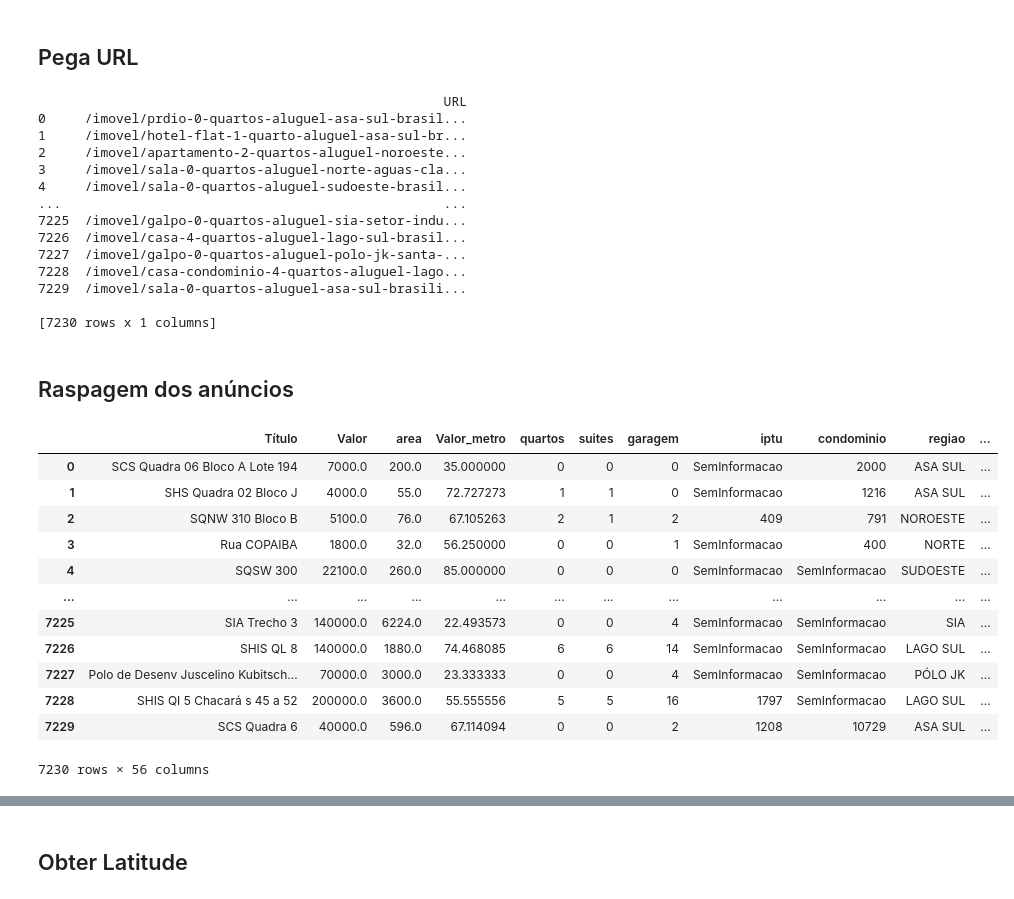
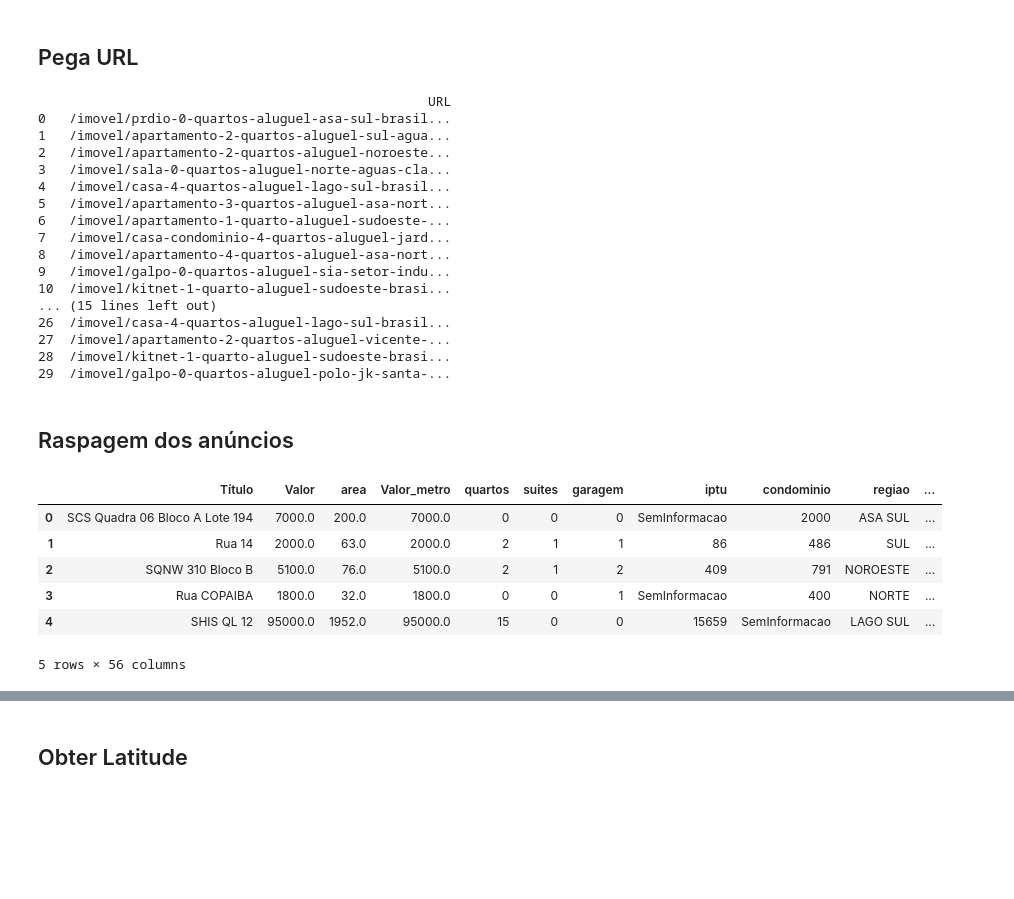
Before and after one commit to JanotLucas/Projeto-Integrador-I, a Jupyter notebook: webscrap.ipynb, the cells around one changed output, grey strips where cells are left out. Drawn from its saved outputs; the diff is of its cells as text; code cells hidden in the pictures; blank space fills up the shorter version.

```diff
--- a/webscrap.ipynb
+++ b/webscrap.ipynb
@@ -35,7 +35,7 @@ def fazer_scraping_pagina(url):
 def fazer_scraping_varias_paginas(url_base, num_paginas):
     lista_urls_anuncios_total = []
     for pagina in tqdm(range(1, num_paginas + 1), desc="Progresso"):
-        url_pagina = f"{url_base}?page={pagina}"
+        url_pagina = f"{url_base}?pagina={pagina}"
         urls_anuncios_pagina = fazer_scraping_pagina(url_pagina)
         if urls_anuncios_pagina:
             lista_urls_anuncios_total.extend(urls_anuncios_pagina)
@@ -45,7 +45,7 @@ def fazer_scraping_varias_paginas(url_base, num_paginas):
 url_base = 'https://www.dfimoveis.com.br/aluguel/df/todos/imoveis'
 
 # Número total de páginas que você deseja percorrer
-num_paginas = 241 # Ajuste conforme necessário
+num_paginas = 1 # Ajuste conforme necessário
 
 # Faz o scraping de várias páginas
 urls_anuncios_total = fazer_scraping_varias_paginas(url_base, num_paginas)
@@ -57,20 +57,23 @@ if urls_anuncios_total:
     # Mostra o DataFrame
     print(df_link_aluguel)
 # %% [output]
-                                                    URL
-0     /imovel/prdio-0-quartos-aluguel-asa-sul-brasil...
-1     /imovel/hotel-flat-1-quarto-aluguel-asa-sul-br...
-2     /imovel/apartamento-2-quartos-aluguel-noroeste...
-3     /imovel/sala-0-quartos-aluguel-norte-aguas-cla...
-4     /imovel/sala-0-quartos-aluguel-sudoeste-brasil...
-...                                                 ...
-7225  /imovel/galpo-0-quartos-aluguel-sia-setor-indu...
-7226  /imovel/casa-4-quartos-aluguel-lago-sul-brasil...
-7227  /imovel/galpo-0-quartos-aluguel-polo-jk-santa-...
-7228  /imovel/casa-condominio-4-quartos-aluguel-lago...
-7229  /imovel/sala-0-quartos-aluguel-asa-sul-brasili...
-
-[7230 rows x 1 columns]
+                                                  URL
+0   /imovel/prdio-0-quartos-aluguel-asa-sul-brasil...
+1   /imovel/apartamento-2-quartos-aluguel-sul-agua...
+2   /imovel/apartamento-2-quartos-aluguel-noroeste...
+3   /imovel/sala-0-quartos-aluguel-norte-aguas-cla...
+4   /imovel/casa-4-quartos-aluguel-lago-sul-brasil...
+5   /imovel/apartamento-3-quartos-aluguel-asa-nort...
+6   /imovel/apartamento-1-quarto-aluguel-sudoeste-...
+7   /imovel/casa-condominio-4-quartos-aluguel-jard...
+8   /imovel/apartamento-4-quartos-aluguel-asa-nort...
+9   /imovel/galpo-0-quartos-aluguel-sia-setor-indu...
+10  /imovel/kitnet-1-quarto-aluguel-sudoeste-brasi...
+... (15 lines left out)
+26  /imovel/casa-4-quartos-aluguel-lago-sul-brasil...
+27  /imovel/apartamento-2-quartos-aluguel-vicente-...
+28  /imovel/kitnet-1-quarto-aluguel-sudoeste-brasi...
+29  /imovel/galpo-0-quartos-aluguel-polo-jk-santa-...
 # %% [markdown]
 ## Raspagem dos anúncios
 # %%
@@ -92,6 +95,19 @@ def extrair_info_anuncio(url):
             titulo = soup.find('h1', class_='mb-0 font-weight-600 mobile-fs-1-5').text.strip()
             preco = soup.find('h6', class_='align-text-left text-normal bb-m mr-6').text.split('\n')[2].replace('.','')
             area = soup.find('h6', class_='text-normal mb-0').text.split()[2].replace('.','').replace(',',".")
+            try:
+               area = float(area)
+            except:
+               area = None
+            try:
+               preco = float(preco)
+            except:
+               preco = None
+            try:
+               preco_metro = float(area)/float(preco)
+            except:
+               preco_metro = None
+
             info = soup.find_all("h6", class_='mb-0 text-normal')
             imobiliaria = soup.find('h6', class_='pb-0 mb-0').text
             creci = soup.find('div',class_='col-md-8 mt-2 ml-2').text.split('\n')[2].split()[1]
@@ -155,9 +171,9 @@ def extrair_info_anuncio(url):
         # Retorna um dicionário com as informações do anúncio
         return {
             'Título': titulo,
-            "Valor": float(preco),
-            "area": float(area),
-            'Valor_metro': float(preco)/float(area),
+            "Valor": preco,
+            "area": area,
+            'Valor_metro': preco,
             'quartos': quartos,
             'suites': suites,
             'garagem': garagem,
@@ -168,45 +184,39 @@ def extrair_info_anuncio(url):
             'imobiliaria': imobiliaria,
             'creci': creci,
             "operacao": 'aluguel',
             **resultados,
             'tipo': tipo
         }
     else:
         print('Falha ao acessar o anúncio:', response.status_code)
         return None
 
 # Lista de URLs dos anúncios
 urls_anuncios = [f"https://www.dfimoveis.com.br/{pagina}" for pagina in df_link_aluguel['URL'].values]
 
 # Lista para armazenar as informações dos anúncios
 info_anuncios_total = []
 
 # Extrai as informações de cada anúncio
 for url_anuncio in tqdm(urls_anuncios, desc='Extraindo informações dos anúncios'):
     info_anuncio = extrair_info_anuncio(url_anuncio)
     if info_anuncio:
         info_anuncios_total.append(info_anuncio)
 
 # Se as informações foram obtidas com sucesso
 if info_anuncios_total:
     # Cria um DataFrame com as informações dos anúncios
     df_aluguel = pd.DataFrame(info_anuncios_total)
 
 df_aluguel
 # %% [output]
 |  | Título | Valor | area | Valor_metro | quartos | suites | garagem | iptu | condominio | regiao | ... |
-| 0 | SCS Quadra 06 Bloco A Lote 194 | 7000.0 | 200.0 | 35.000000 | 0 | 0 | 0 | SemInformacao | 2000 | ASA SUL | ... |
-| 1 | SHS Quadra 02 Bloco J | 4000.0 | 55.0 | 72.727273 | 1 | 1 | 0 | SemInformacao | 1216 | ASA SUL | ... |
-| 2 | SQNW 310 Bloco B | 5100.0 | 76.0 | 67.105263 | 2 | 1 | 2 | 409 | 791 | NOROESTE | ... |
-| 3 | Rua COPAIBA | 1800.0 | 32.0 | 56.250000 | 0 | 0 | 1 | SemInformacao | 400 | NORTE | ... |
-| 4 | SQSW 300 | 22100.0 | 260.0 | 85.000000 | 0 | 0 | 0 | SemInformacao | SemInformacao | SUDOESTE | ... |
-| ... | ... | ... | ... | ... | ... | ... | ... | ... | ... | ... | ... |
-| 7225 | SIA Trecho 3 | 140000.0 | 6224.0 | 22.493573 | 0 | 0 | 4 | SemInformacao | SemInformacao | SIA | ... |
-| 7226 | SHIS QL 8 | 140000.0 | 1880.0 | 74.468085 | 6 | 6 | 14 | SemInformacao | SemInformacao | LAGO SUL | ... |
-| 7227 | Polo de Desenv Juscelino Kubitsch... | 70000.0 | 3000.0 | 23.333333 | 0 | 0 | 4 | SemInformacao | SemInformacao | PÓLO JK | ... |
-| 7228 | SHIS QI 5 Chacará s 45 a 52 | 200000.0 | 3600.0 | 55.555556 | 5 | 5 | 16 | 1797 | SemInformacao | LAGO SUL | ... |
-| 7229 | SCS Quadra 6 | 40000.0 | 596.0 | 67.114094 | 0 | 0 | 2 | 1208 | 10729 | ASA SUL | ... |
+| 0 | SCS Quadra 06 Bloco A Lote 194 | 7000.0 | 200.0 | 7000.0 | 0 | 0 | 0 | SemInformacao | 2000 | ASA SUL | ... |
+| 1 | Rua 14 | 2000.0 | 63.0 | 2000.0 | 2 | 1 | 1 | 86 | 486 | SUL | ... |
+| 2 | SQNW 310 Bloco B | 5100.0 | 76.0 | 5100.0 | 2 | 1 | 2 | 409 | 791 | NOROESTE | ... |
+| 3 | Rua COPAIBA | 1800.0 | 32.0 | 1800.0 | 0 | 0 | 1 | SemInformacao | 400 | NORTE | ... |
+| 4 | SHIS QL 12 | 95000.0 | 1952.0 | 95000.0 | 15 | 0 | 0 | 15659 | SemInformacao | LAGO SUL | ... |
-7230 rows × 56 columns
+5 rows × 56 columns
 # %%
 df_aluguel
 # %% [output]
```
Also changed, not shown: parts of 7 cells of this notebook, 2 other files.
